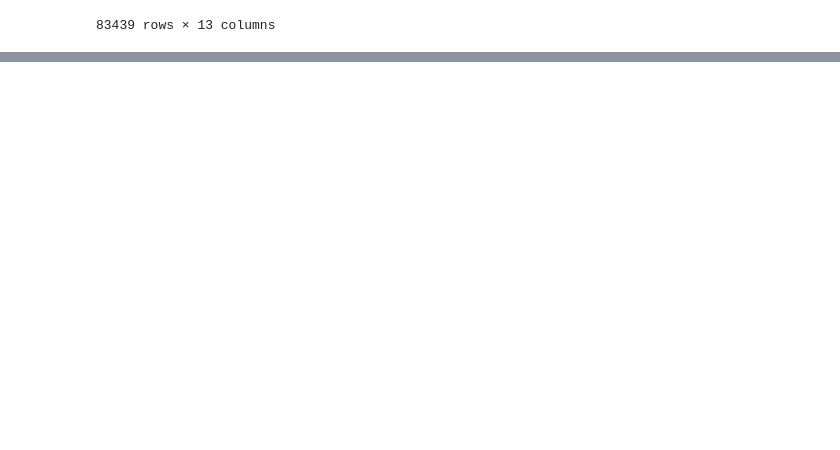
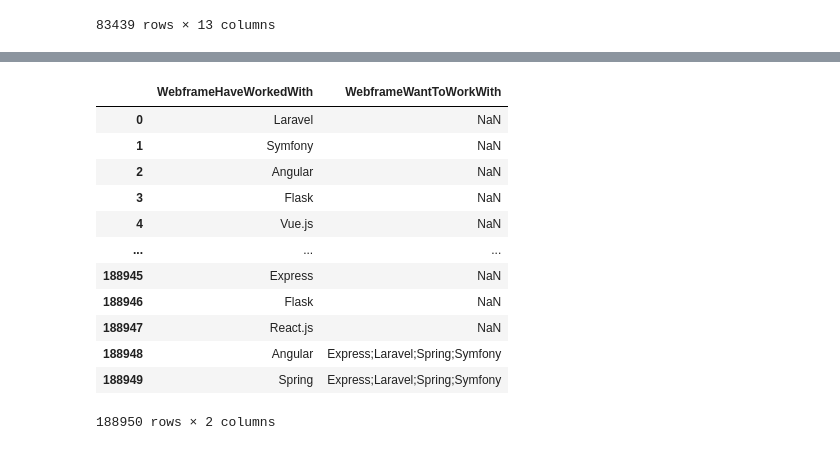
Before and after one commit to khadkarajesh/stackoverflow-survey, a Jupyter notebook: notebook.ipynb, the cells around one changed output, grey strips where cells are left out. Cells and saved outputs as stored; diff of their text form; code cells hidden in the pictures; blank space fills up the shorter version.

```diff
--- a/notebook.ipynb
+++ b/notebook.ipynb
@@ -140,0 +152,31 @@ dev_type_df['DevType'].str.split(",",expand=True)
+# %%
+import networkx as nx
+G = nx.Graph()
+
+network_df = df.copy()
+
+network_df = network_df[['WebframeHaveWorkedWith','WebframeWantToWorkWith']]
+
+network_df["WebframeHaveWorkedWith"] = network_df["WebframeHaveWorkedWith"].str.split(";")
+network_df = network_df.explode("WebframeHaveWorkedWith").reset_index(drop=True)
+network_df
+
+# network_df["WebframeWantToWorkWith"] = network_df["WebframeWantToWorkWith"].str.split(";")
+# network_df = network_df.explode("WebframeWantToWorkWith").reset_index(drop=True)
+
+# network_df.dropna(inplace=True)
+# G = nx.from_pandas_edgelist(network_df, 'WebframeHaveWorkedWith', 'WebframeWantToWorkWith')
+# %% [output]
+|  | WebframeHaveWorkedWith | WebframeWantToWorkWith |
+| 0 | Laravel | NaN |
+| 1 | Symfony | NaN |
+| 2 | Angular | NaN |
+| 3 | Flask | NaN |
+| 4 | Vue.js | NaN |
+| ... | ... | ... |
+| 188945 | Express | NaN |
+| 188946 | Flask | NaN |
+| 188947 | React.js | NaN |
+| 188948 | Angular | Express;Laravel;Spring;Symfony |
+| 188949 | Spring | Express;Laravel;Spring;Symfony |
+188950 rows × 2 columns
```
Also changed, not shown: parts of 8 cells of this notebook, 2 other files.
